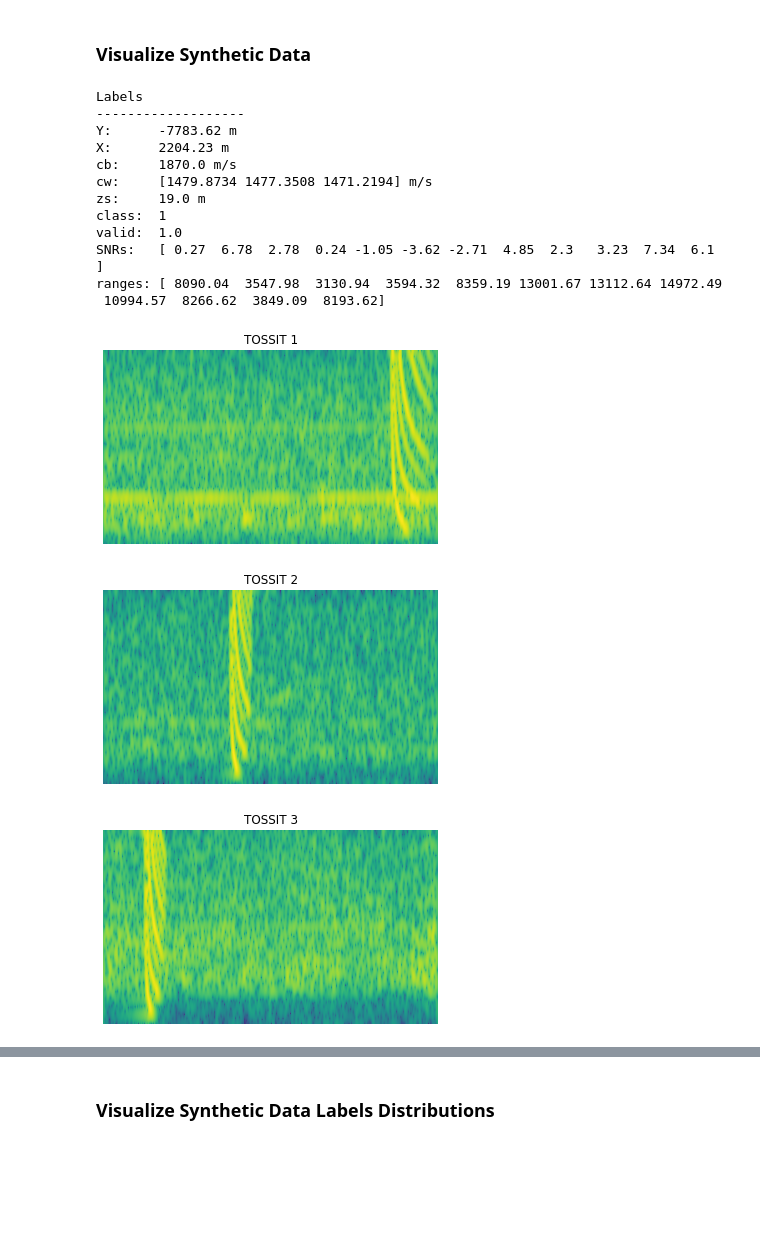
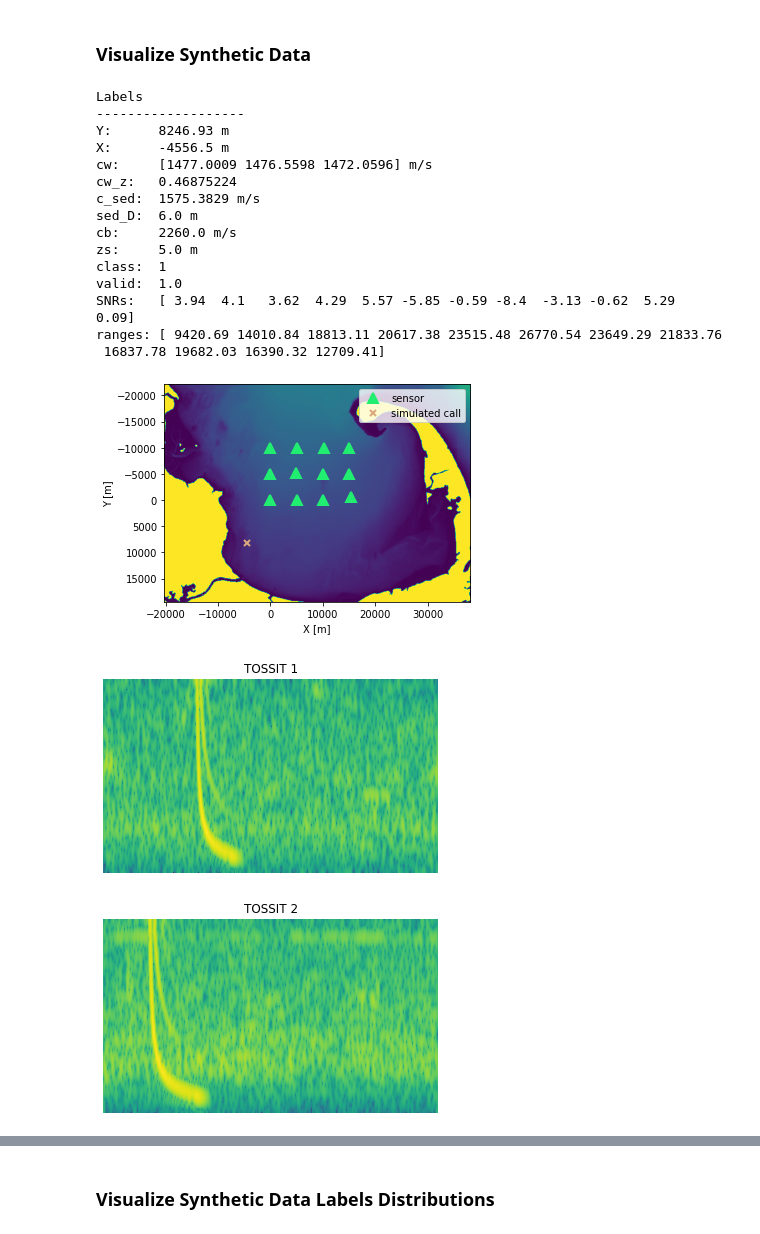
Before and after one commit to whoi-mars/Whale-Gunshot-Localization, a Jupyter notebook: create_dataset.ipynb, the cells around one changed output, grey strips where cells are left out. Cells and saved outputs as stored; diff of their text form; code cells hidden in the pictures; blank space fills up the shorter version.

```diff
--- a/create_dataset.ipynb
+++ b/create_dataset.ipynb
@@ -218,6 +280,6 @@ np.save(config['dataset']['data_directory'] + '/std_range_classification.npy', t
 # %%
 # call selection
-call = 239
+call = 650800
 
 with h5py.File(config['dataset']['data_directory'] + "/VDS_main.h5", 'r') as f:
     signals = f['data'][call,:,:]
@@ -232,52 +294,58 @@ with h5py.File(config['dataset']['data_directory'] + "/VDS_main.h5", 'r') as f:
 #     valid = f['labels'][call,5]
 #     ranges = f['range_labels'][call,:]
 
     y_loc = f['labels'][call,0]
     x_loc = f['labels'][call,1]
     cw = f['labels'][call,2:5]
-    cw_z = f['labels'][call,5:8]
-    c_sed = f['labels'][call,8]
-    sed_D = f['labels'][call,9]
-    cb = f['labels'][call,10]
-    zs = f['labels'][call,11]
-    valid = f['labels'][call,12]
-    ranges = f['range_labels'][call,:]
-    snrs = f['labels'][call,13:]
+    cw_z = f['labels'][call,5]
+    c_sed = f['labels'][call,6]
+    sed_D = f['labels'][call,7]
+    cb = f['labels'][call,8]
+    zs = f['labels'][call,9]
+    valid = f['labels'][call,10]
+    ranges = f['range_labels'][call,:].flatten()
+    snrs = f['labels'][call,11:]
     c = f['class_labels'][call].squeeze()
+
+plot_localization(np.asarray([[y_loc, x_loc]]), buffer=2000, bathym=bathym)
 
 for t in range(num_TOSSITs):
     spect = to_spect(signals[t])
-    #plt.subplot(num_TOSSITs,1,t+1)
     plt.figure()
     plt.imshow(spect.squeeze())
     plt.title(f"TOSSIT {t+1}")
     plt.axis('off')
-#plt.tight_layout()
 
 print("Labels")
 print("-------------------")
 print("Y:\t" + str(np.around(y_loc,2)) + " m")
 print("X:\t" + str(np.around(x_loc,2)) + " m")
+print("cw:\t" + str(cw) + " m/s")
+print("cw_z:\t" + str(cw_z))
+print("c_sed:\t" + str(c_sed) + " m/s")
+print("sed_D:\t" + str(sed_D) + " m")
 print("cb:\t" + str(cb) + " m/s")
-print("cw:\t" + str(cw) + " m/s")
 print("zs:\t" + str(zs) + " m")
 print("class:\t" + str(c))
 print("valid:\t" + str(valid))
 print("SNRs:\t" + str(np.around(snrs,2)))
 print("ranges:\t" + str(np.around(ranges,2)))
 # %% [output]
 Labels
 -------------------
-Y:      -7783.62 m
-X:      2204.23 m
-cb:     1870.0 m/s
-cw:     [1479.8734 1477.3508 1471.2194] m/s
-zs:     19.0 m
+Y:      8246.93 m
+X:      -4556.5 m
+cw:     [1477.0009 1476.5598 1472.0596] m/s
+cw_z:   0.46875224
+c_sed:  1575.3829 m/s
+sed_D:  6.0 m
+cb:     2260.0 m/s
+zs:     5.0 m
 class:  1
 valid:  1.0
-SNRs:   [ 0.27  6.78  2.78  0.24 -1.05 -3.62 -2.71  4.85  2.3   3.23  7.34  6.1 ]
-ranges: [ 8090.04  3547.98  3130.94  3594.32  8359.19 13001.67 13112.64 14972.49
- 10994.57  8266.62  3849.09  8193.62]
+SNRs:   [ 3.94  4.1   3.62  4.29  5.57 -5.85 -0.59 -8.4  -3.13 -0.62  5.29  0.09]
+ranges: [ 9420.69 14010.84 18813.11 20617.38 23515.48 26770.54 23649.29 21833.76
+ 16837.78 19682.03 16390.32 12709.41]
-[figure, old version]
+[figure, new version]
-[figure, old version]
+[figure, new version]
-[figure, old version]
+[figure, new version]
```
Also changed, not shown: parts of 6 cells of this notebook, 1 other file.
